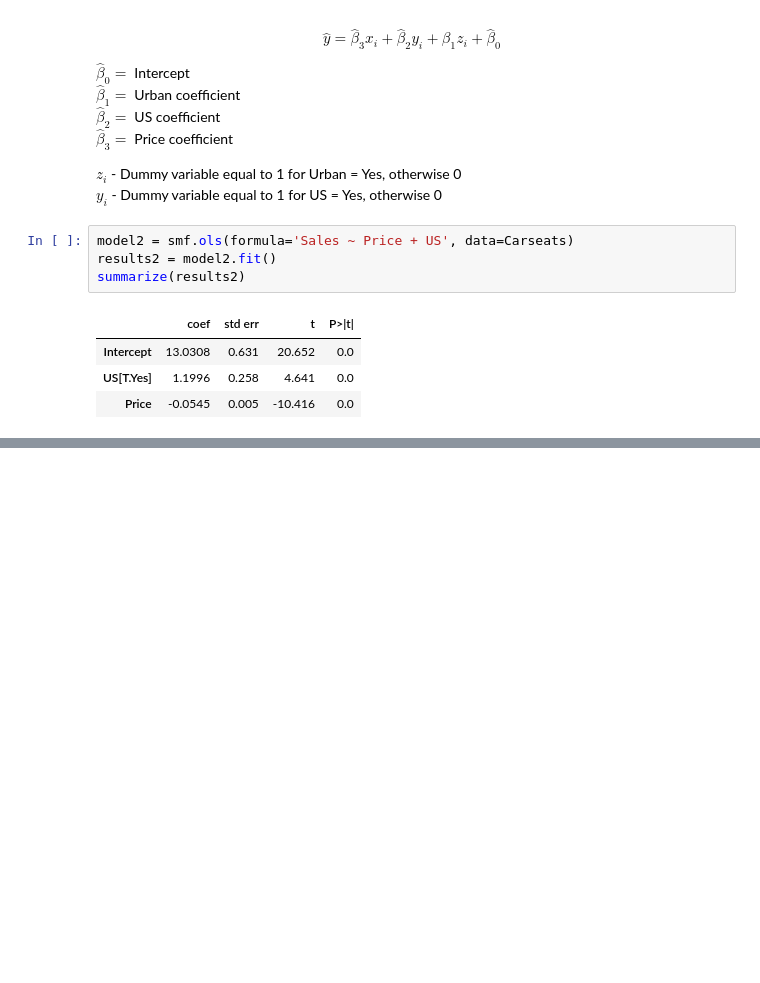
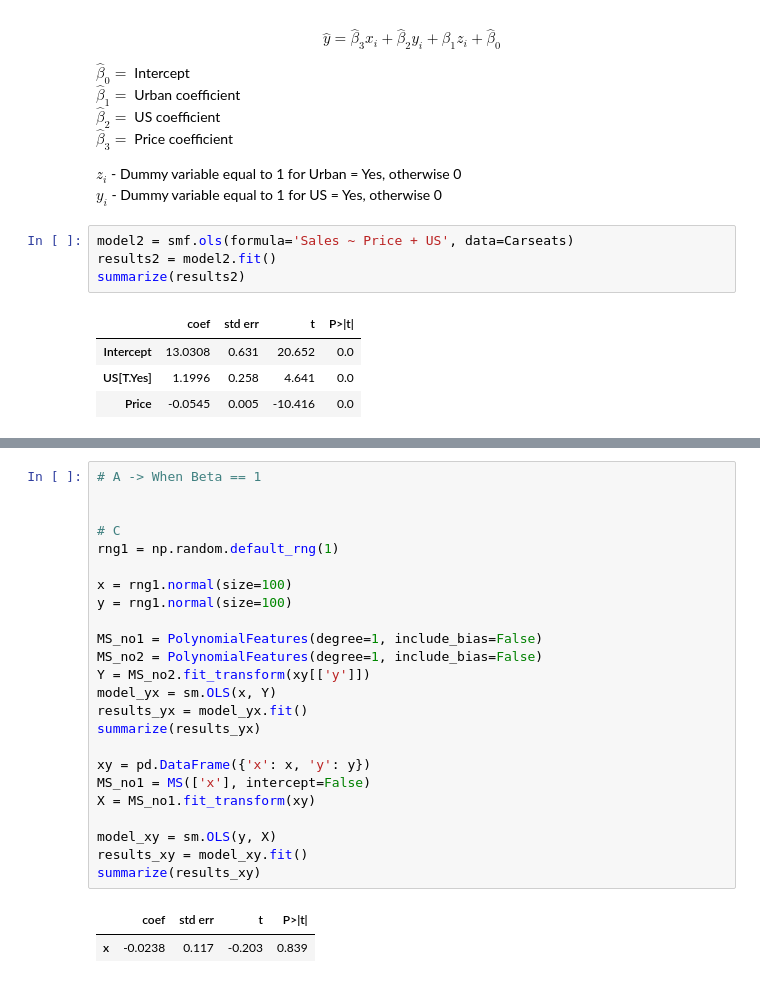
Before and after one commit to SzczepanK112/ISLP-Solutions, a Jupyter notebook: 3-Linear-Regression/Exercises.ipynb, the cells around one changed output, grey strips where cells are left out. Drawn from its saved outputs; the diff is of its cells as text; blank space fills up the shorter version.

```diff
--- a/3-Linear-Regression/Exercises.ipynb
+++ b/3-Linear-Regression/Exercises.ipynb
@@ -550,0 +645,27 @@ summarize(results2)
+# %%
+# A -> When Beta == 1
+
+
+# C
+rng1 = np.random.default_rng(1)
+
+x = rng1.normal(size=100)
+y = rng1.normal(size=100)
+
+MS_no1 = PolynomialFeatures(degree=1, include_bias=False)
+MS_no2 = PolynomialFeatures(degree=1, include_bias=False)
+Y = MS_no2.fit_transform(xy[['y']])
+model_yx = sm.OLS(x, Y)
+results_yx = model_yx.fit()
+summarize(results_yx)
+
+xy = pd.DataFrame({'x': x, 'y': y})
+MS_no1 = MS(['x'], intercept=False)
+X = MS_no1.fit_transform(xy)
+
+model_xy = sm.OLS(y, X)
+results_xy = model_xy.fit()
+summarize(results_xy)
+# %% [output]
+|  | coef | std err | t | P>|t| |
+| x | -0.0238 | 0.117 | -0.203 | 0.839 |
```
Also changed, not shown: parts of 17 cells of this notebook.
